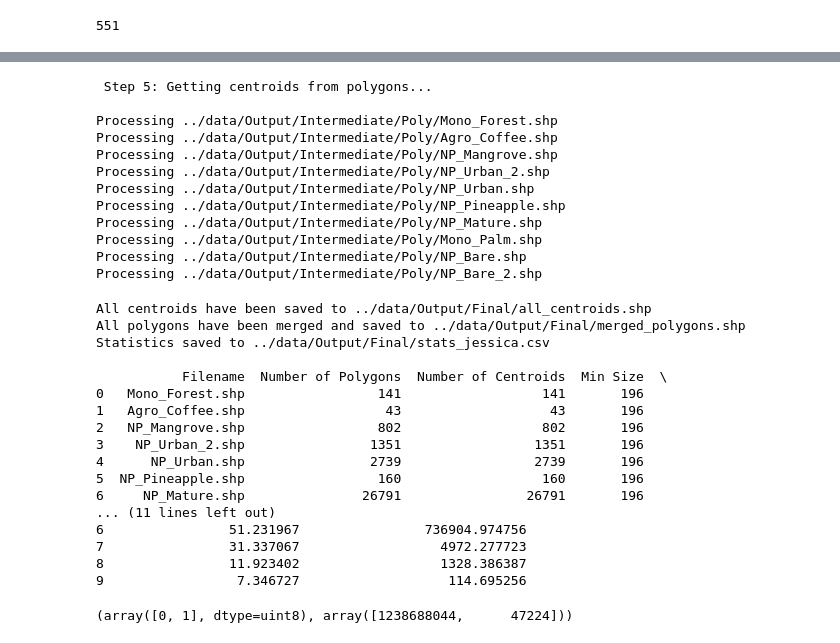
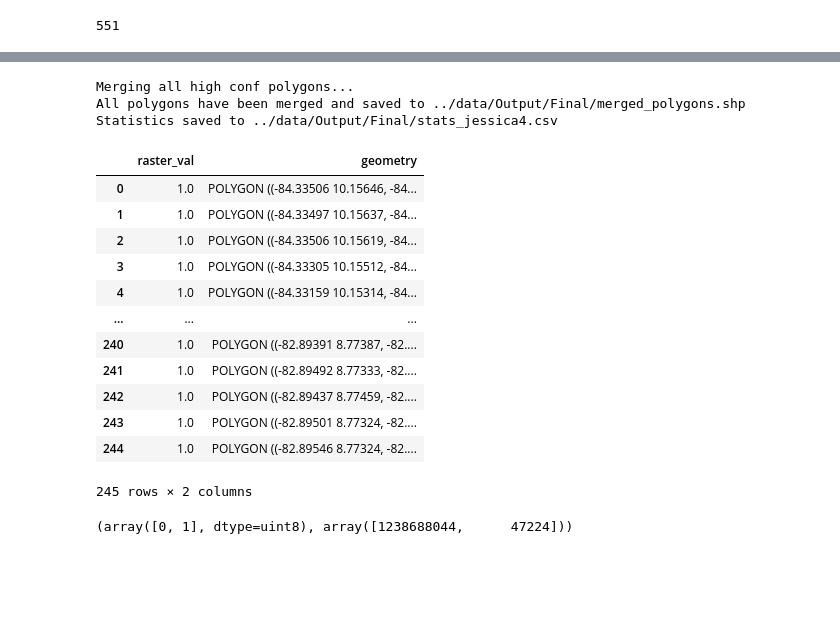
Before and after one commit to wri/label_propagation, a Jupyter notebook: notebooks/prepare_poly_prototyping.ipynb, the cells around one changed output, grey strips where cells are left out. Saved outputs shown, nothing was run; the diff lists cells and outputs as text; code cells hidden in the pictures; blank space fills up the shorter version.

Commit message:
finalize scripts for generating hc polys

```diff
--- a/notebooks/prepare_poly_prototyping.ipynb
+++ b/notebooks/prepare_poly_prototyping.ipynb
@@ -87,40 +62,30 @@ Processing Mono_Palm.tif
-# %%
-# now run to combine output
-pp.create_highconf_polygons(params_path='../data/Input/inputParams.csv',
-                            lulc_path = '../data/Input/lulc_reprj.tif',
-                            sdpt_path = '../data/costa_rica/interim/cri_sdpt_v2.tif',
-                            ttc_path = '../data/Input/TTC.tif'
-                           )
-# %% [output]
- Step 5: Getting centroids from polygons...
-
-Processing ../data/Output/Intermediate/Poly/Mono_Forest.shp
-Processing ../data/Output/Intermediate/Poly/Agro_Coffee.shp
-Processing ../data/Output/Intermediate/Poly/NP_Mangrove.shp
-Processing ../data/Output/Intermediate/Poly/NP_Urban_2.shp
-Processing ../data/Output/Intermediate/Poly/NP_Urban.shp
-Processing ../data/Output/Intermediate/Poly/NP_Pineapple.shp
-Processing ../data/Output/Intermediate/Poly/NP_Mature.shp
-Processing ../data/Output/Intermediate/Poly/Mono_Palm.shp
-Processing ../data/Output/Intermediate/Poly/NP_Bare.shp
-Processing ../data/Output/Intermediate/Poly/NP_Bare_2.shp
-All centroids have been saved to ../data/Output/Final/all_centroids.shp
-All polygons have been merged and saved to ../data/Output/Final/merged_polygons.shp
-Statistics saved to ../data/Output/Final/stats_jessica.csv
-
-           Filename  Number of Polygons  Number of Centroids  Min Size  \
-0   Mono_Forest.shp                 141                  141       196
-1   Agro_Coffee.shp                  43                   43       196
-2   NP_Mangrove.shp                 802                  802       196
-3    NP_Urban_2.shp                1351                 1351       196
-4      NP_Urban.shp                2739                 2739       196
-5  NP_Pineapple.shp                 160                  160       196
-6     NP_Mature.shp               26791                26791       196
-... (11 lines left out)
-6                51.231967                736904.974756
-7                31.337067                  4972.277723
-8                11.923402                  1328.386387
-9                 7.346727                   114.695256
+# %%
+pp.create_highconf_polygons(params_path='../data/Input/inputParams.csv',
+                            lulc_path = '../data/Input/lulc_reprj.tif',
+                            sdpt_path = '../data/costa_rica/interim/cri_sdpt_v2.tif',
+                            ttc_path = '../data/Input/TTC.tif'
+                           )
+# %% [output]
+Merging all high conf polygons...
+All polygons have been merged and saved to ../data/Output/Final/merged_polygons.shp
+Statistics saved to ../data/Output/Final/stats_jessica4.csv
+# %%
+af_poly = gpd.read_file('../data/Output/Intermediate/Poly/Agro_Coffee.shp')
+af_poly
+# %% [output]
+|  | raster_val | geometry |
+| 0 | 1.0 | POLYGON ((-84.33506 10.15646, -84... |
+| 1 | 1.0 | POLYGON ((-84.33497 10.15637, -84... |
+| 2 | 1.0 | POLYGON ((-84.33506 10.15619, -84... |
+| 3 | 1.0 | POLYGON ((-84.33305 10.15512, -84... |
+| 4 | 1.0 | POLYGON ((-84.33159 10.15314, -84... |
+| ... | ... | ... |
+| 240 | 1.0 | POLYGON ((-82.89391 8.77387, -82.... |
+| 241 | 1.0 | POLYGON ((-82.89492 8.77333, -82.... |
+| 242 | 1.0 | POLYGON ((-82.89437 8.77459, -82.... |
+| 243 | 1.0 | POLYGON ((-82.89501 8.77324, -82.... |
+| 244 | 1.0 | POLYGON ((-82.89546 8.77324, -82.... |
+245 rows × 2 columns
 # %%
 # get the starting shape of the AF raster
 # and the count of polygons
```
Also changed, not shown: parts of 18 cells of this notebook, 6 other files.
